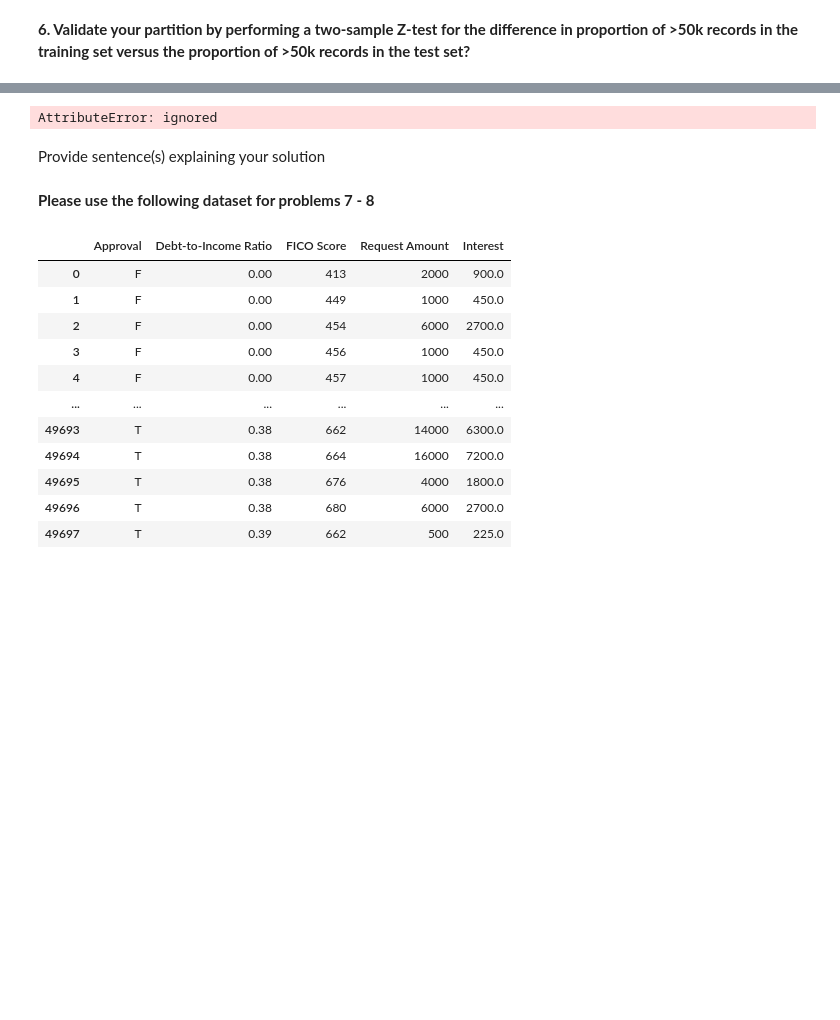
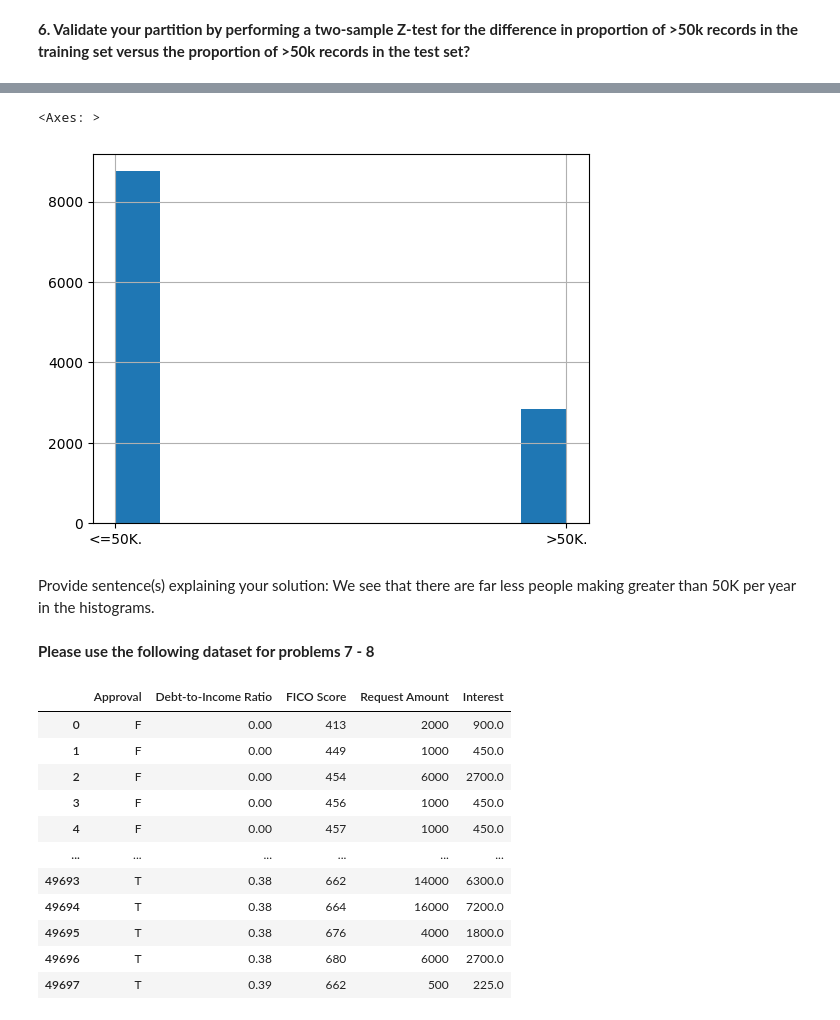
Before and after one commit to SalhRosas/Pepperdine, a Jupyter notebook: Rosas_Salvador_Homework1.ipynb, the cells around one changed output, grey strips where cells are left out. Drawn from its saved outputs; the diff is of its cells as text; code cells hidden in the pictures; blank space fills up the shorter version.

```diff
--- a/Rosas_Salvador_Homework1.ipynb
+++ b/Rosas_Salvador_Homework1.ipynb
@@ -209,22 +185,11 @@ adult.describe()
-# %%
-### Show your Code Here ###\
-#adult["income"] = adult["income"].apply(lambda x:1 if x ==">50K" else 0)
-#adult['income'].value_counts()
-
-#adult.loc[(adult.flag == '>50K.'), 'flag'] = 0
-#adult.loc[(adult.flag != '<=50K.' ), 'flag'] = 1
-#adult
-
-from scipy import stats
-adult['income_z']=stats.zscore(adult['income'])
-
-adult
-
-adult[">50K."].plot(kind='hist')
-# %% [output]
-AttributeError: ignored
-# %% [markdown]
-Provide sentence(s) explaining your solution
+# %%
+adult_test['income'].hist()
+# %% [output]
+<Axes: >
+[figure, added]
+# %% [markdown]
+Provide sentence(s) explaining your solution:
+We see that there are far less people making greater than 50K per year in the histograms.
 # %% [markdown]
 **Please use the following dataset for problems 7 - 8**
 # %%
```
Also changed, not shown: parts of 35 cells of this notebook.
